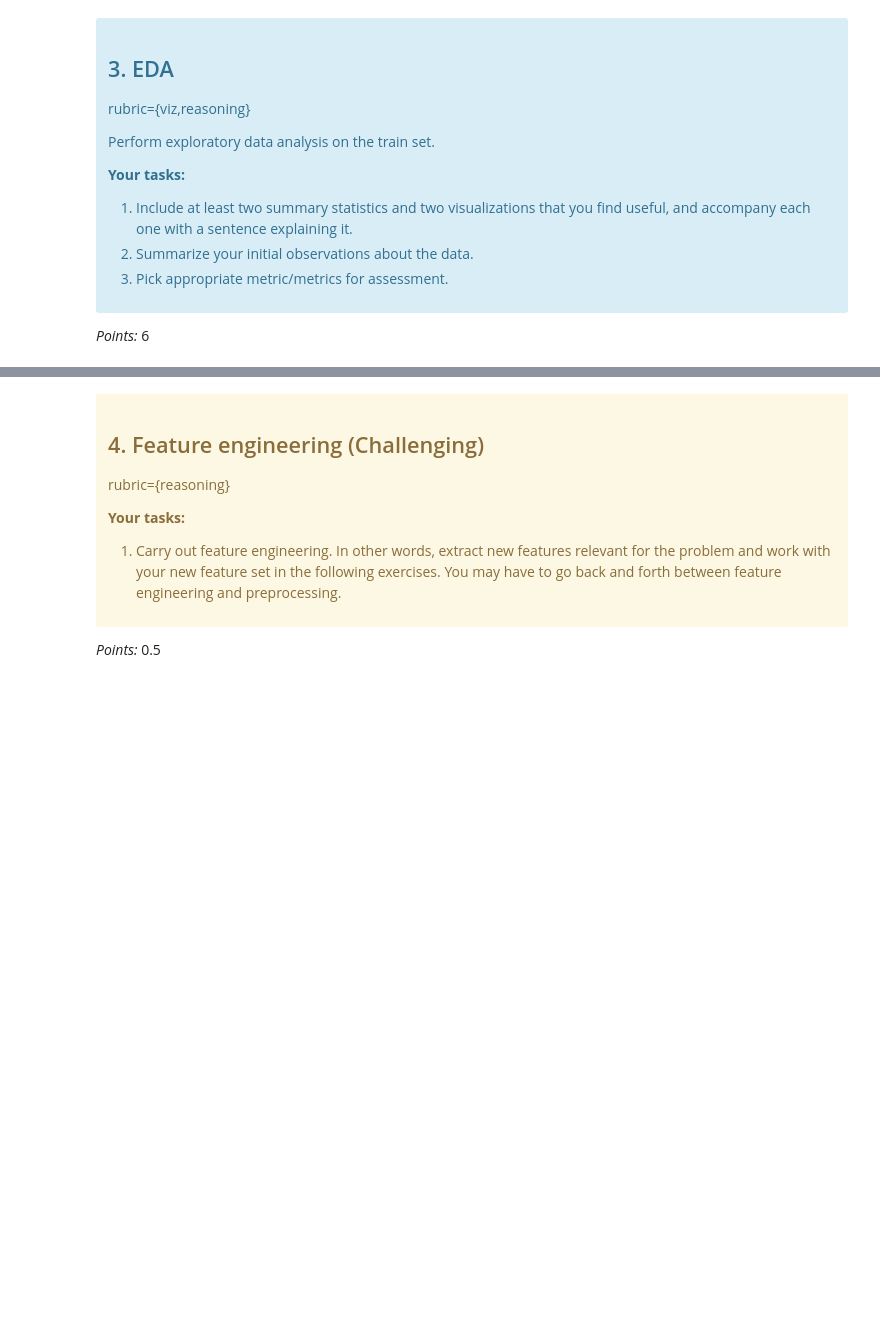
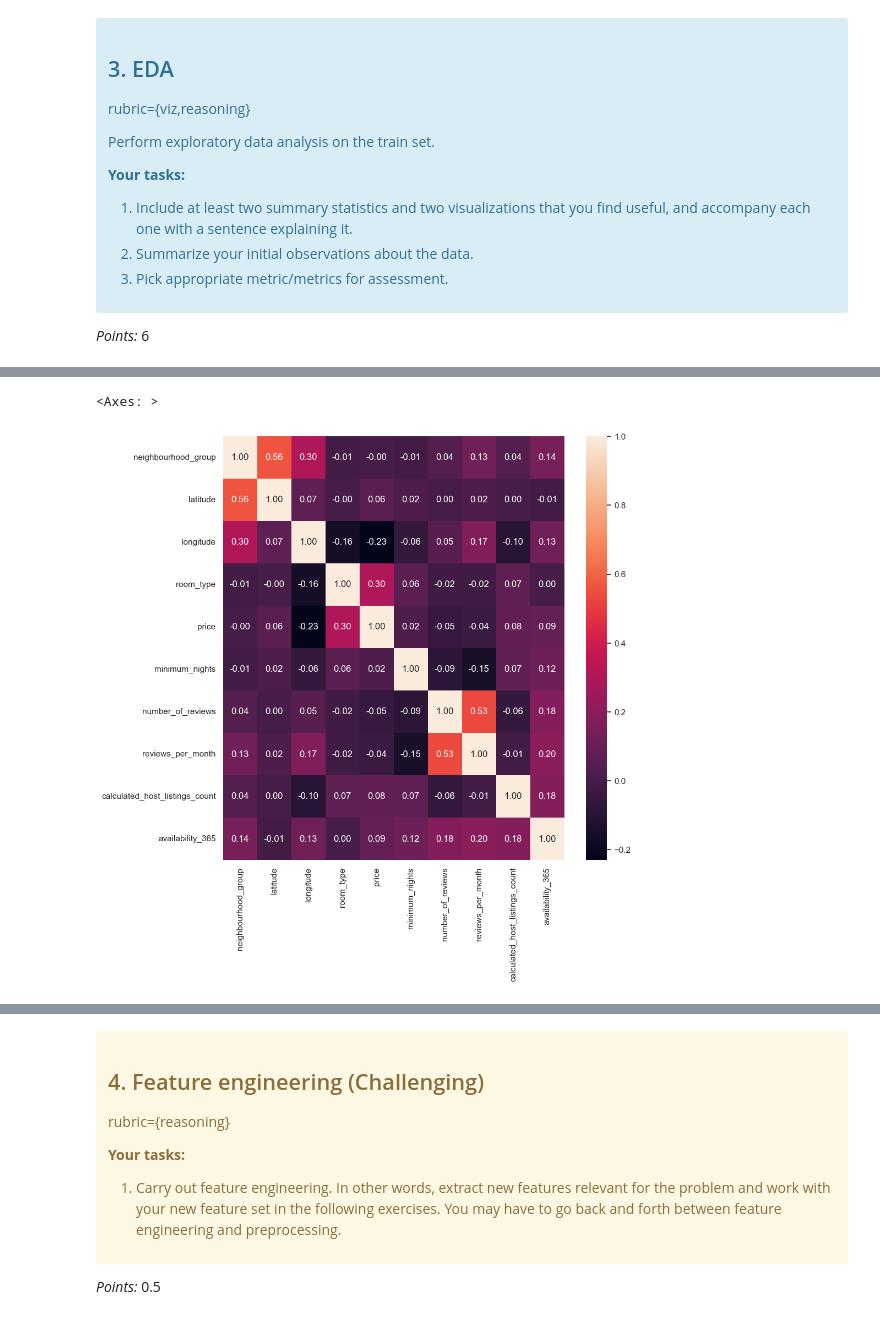
Before and after one commit to riyaeliza123/573_lab4_ML_airbnb, a Jupyter notebook: lab4.ipynb, the cells around one changed output, grey strips where cells are left out. Drawn from its saved outputs; the diff is of its cells as text; code cells hidden in the pictures; blank space fills up the shorter version.

```diff
--- a/lab4.ipynb
+++ b/lab4.ipynb
@@ -91,0 +94,5 @@ _Type your answer here, replacing this text._
+# %%
+import pandas as pd
+
+df = pd.read_csv("./data/AB_NYC_2019.csv")
+df.info()
@@ -91,0 +117,3 @@ _Type your answer here, replacing this text._
+# %%
+df = df.dropna()
+df.info()
@@ -91,0 +140,2 @@ _Type your answer here, replacing this text._
+# %%
+df = df.sample(n=5000, random_state=42)
@@ -147,0 +237,8 @@ _Type your answer here, replacing this text._
+# %%
+# get numeric columns in df, drop unnecessary columns and encode columns with categorical values
+df_num = df.drop(["id", "name", "host_id", "host_name", "neighbourhood", "last_review"], axis = 1)
+encode_room = {'Private room': 1, 'Entire home/apt': 2, 'Shared room': 3}
+encode_neigh_grp = {'Brooklyn' : 1, 'Manhattan' : 2, 'Queens' : 3, 'Staten Island' : 4, 'Bronx' : 5}
+df_num['neighbourhood_group'] = df_num['neighbourhood_group'].replace(encode_neigh_grp)
+df_num['room_type'] = df_num['room_type'].replace(encode_room)
+df_num
@@ -147,0 +288,11 @@ _Type your answer here, replacing this text._
+# %%
+# correlation matrix
+import seaborn as sns
+import matplotlib.pyplot as plt
+
+sns.set(font_scale=1)
+plt.figure(figsize=(10, 10))
+sns.heatmap(df_num.corr().round(2), annot=True, fmt=".2f")
+# %% [output]
+<Axes: >
+[figure, added]
```
Also changed, not shown: parts of 137 cells of this notebook, 1 other file.
